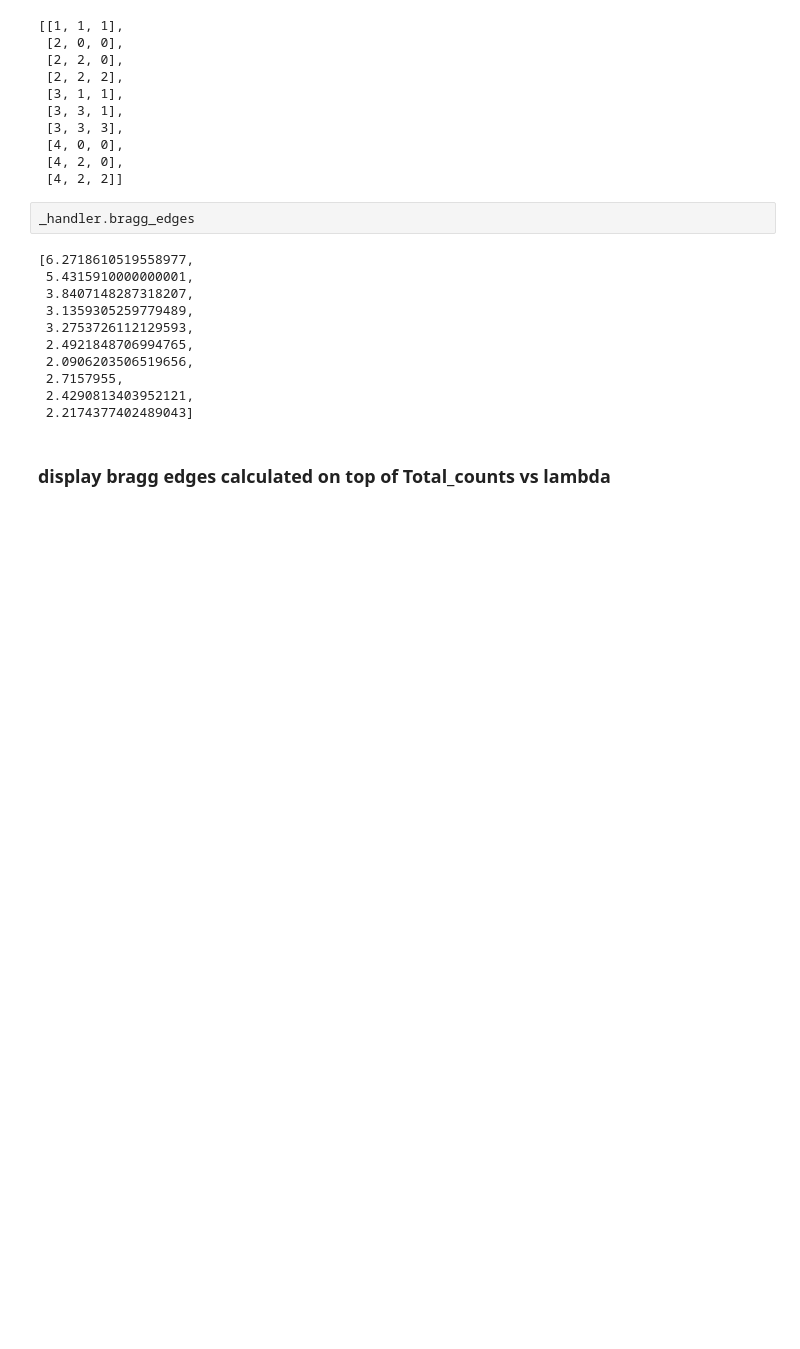
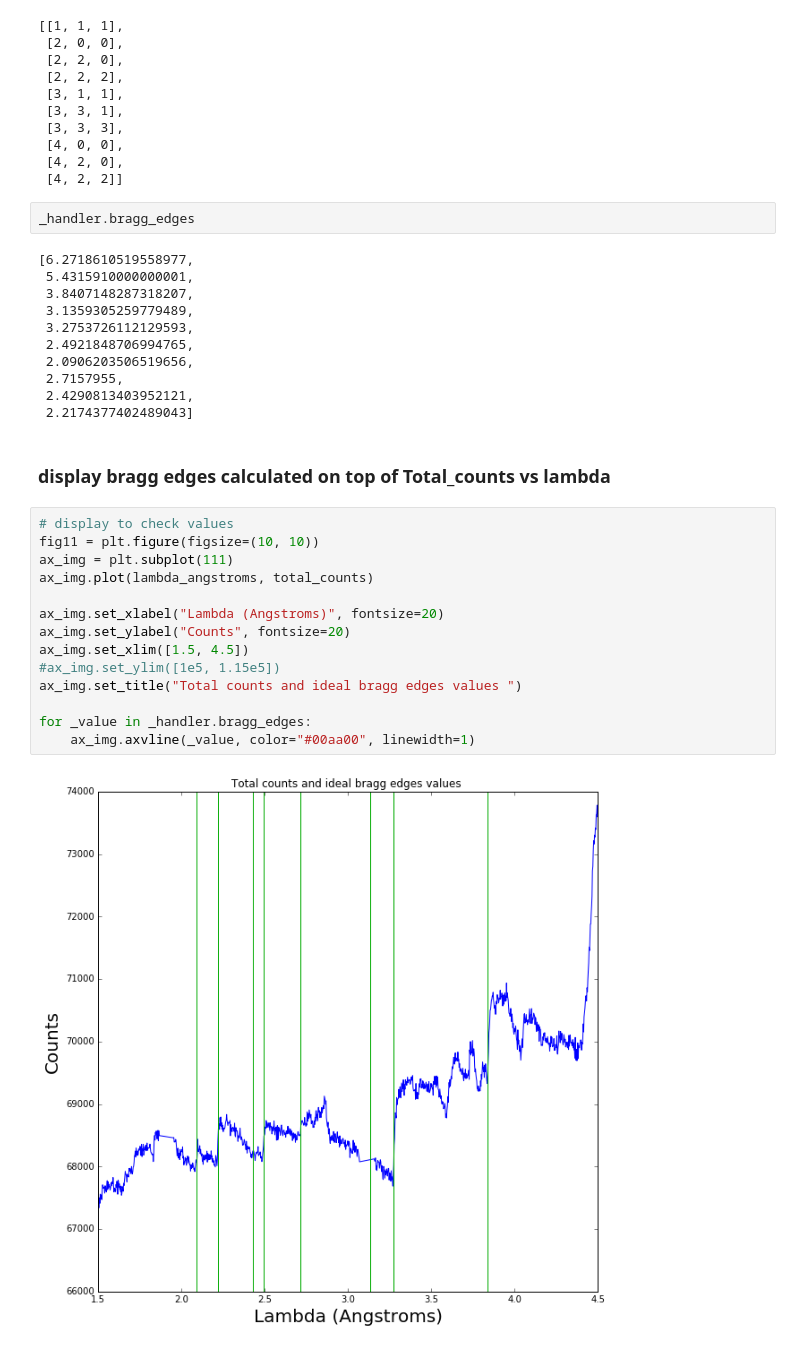
Before and after one commit to ornlneutronimaging/BraggEdge, a Jupyter notebook: notebook/bragg_egde_detection_step1_of_2.ipynb, the cells around one changed output. Cells and saved outputs as stored; diff of their text form; blank space fills up the shorter version.

Commit message:
First phase of bragg edge detection works

```diff
--- a/notebook/bragg_egde_detection_step1_of_2.ipynb
+++ b/notebook/bragg_egde_detection_step1_of_2.ipynb
@@ -514,3 +514,19 @@ _handler.bragg_edges
  2.2174377402489043]
 # %% [markdown]
 ### display bragg edges calculated on top of Total_counts vs lambda
+# %%
+# display to check values
+fig11 = plt.figure(figsize=(10, 10))
+ax_img = plt.subplot(111)
+ax_img.plot(lambda_angstroms, total_counts)
+
+ax_img.set_xlabel("Lambda (Angstroms)", fontsize=20)
+ax_img.set_ylabel("Counts", fontsize=20)
+ax_img.set_xlim([1.5, 4.5])
+#ax_img.set_ylim([1e5, 1.15e5])
+ax_img.set_title("Total counts and ideal bragg edges values ")
+
+for _value in _handler.bragg_edges:
+    ax_img.axvline(_value, color="#00aa00", linewidth=1)
+# %% [output]
+[figure, added]
```
Also changed, not shown: 1 other file.
